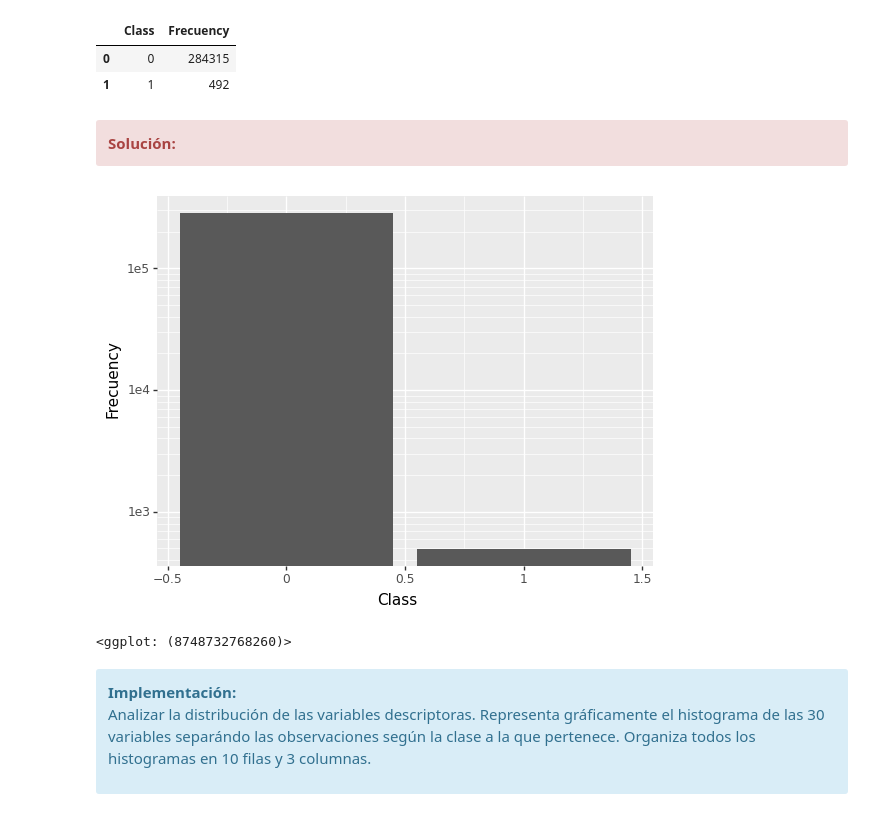
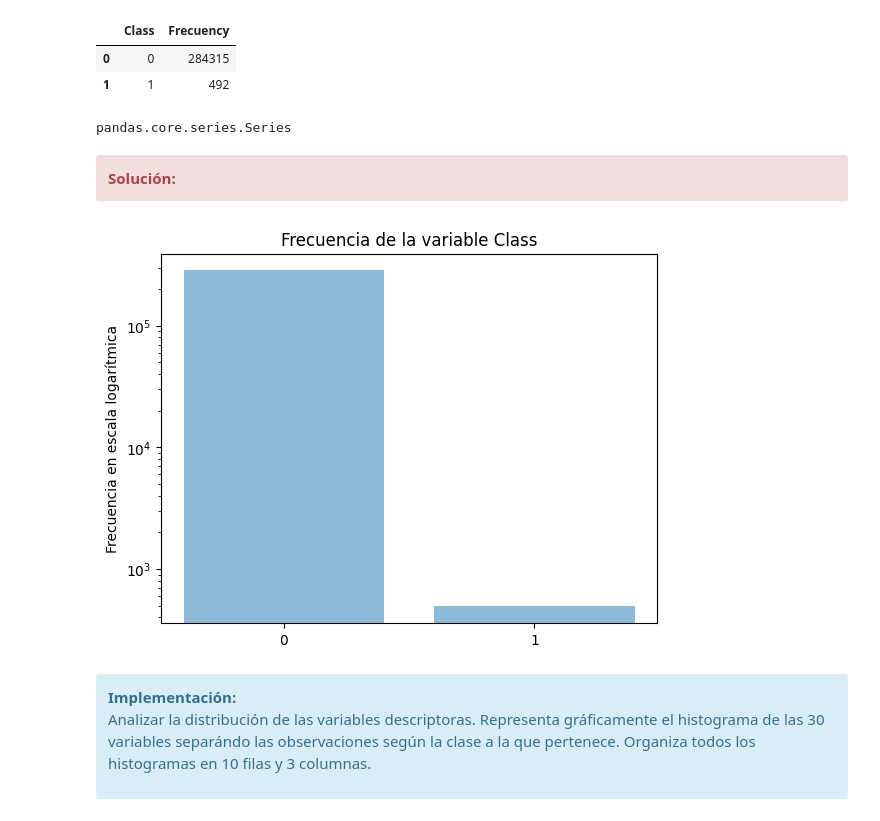
Before and after one commit to JDS1975/M-todos-supervisados, a Jupyter notebook: Copia_de_Copia_de_20222_M2_855_PEC3_JORGE.ipynb, the cells around one changed output. Saved outputs shown, nothing was run; the diff lists cells and outputs as text; code cells hidden in the pictures.

```diff
--- a/Copia_de_Copia_de_20222_M2_855_PEC3_JORGE.ipynb
+++ b/Copia_de_Copia_de_20222_M2_855_PEC3_JORGE.ipynb
@@ -922,19 +903,23 @@ frecuency
 |  | Class | Frecuency |
 | 0 | 0 | 284315 |
 | 1 | 1 | 492 |
+# %%
+type(frecuency["Class"])
+# %% [output]
+pandas.core.series.Series
 # %% [markdown]
 <div class="alert alert-block alert-danger">
 <strong>Solución:</strong>
 </div>
-# %%
-
-from plotnine import *
-(ggplot(frecuency, aes(x = "Class", y = "Frecuency")) +
-  geom_bar(stat = 'identity')+
-  scale_y_continuous(trans='log10'))
-# %% [output]
-[figure, removed]
-<ggplot: (8748732768260)>
+# %%
+fig, ax = plt.subplots()
+ax.bar(x = frecuency["Class"], height = frecuency["Frecuency"],log=True,alpha = 0.5)
+plt.title("Frecuencia de la variable Class")
+plt.ylabel("Frecuencia en escala logarítmica")
+plt.xticks(frecuency["Class"])
+plt.show()
+# %% [output]
+[figure, added]
 # %% [markdown]
 <div class="alert alert-block alert-info">
 <strong>Implementación:</strong>
```
Also changed, not shown: parts of 5 cells of this notebook.
